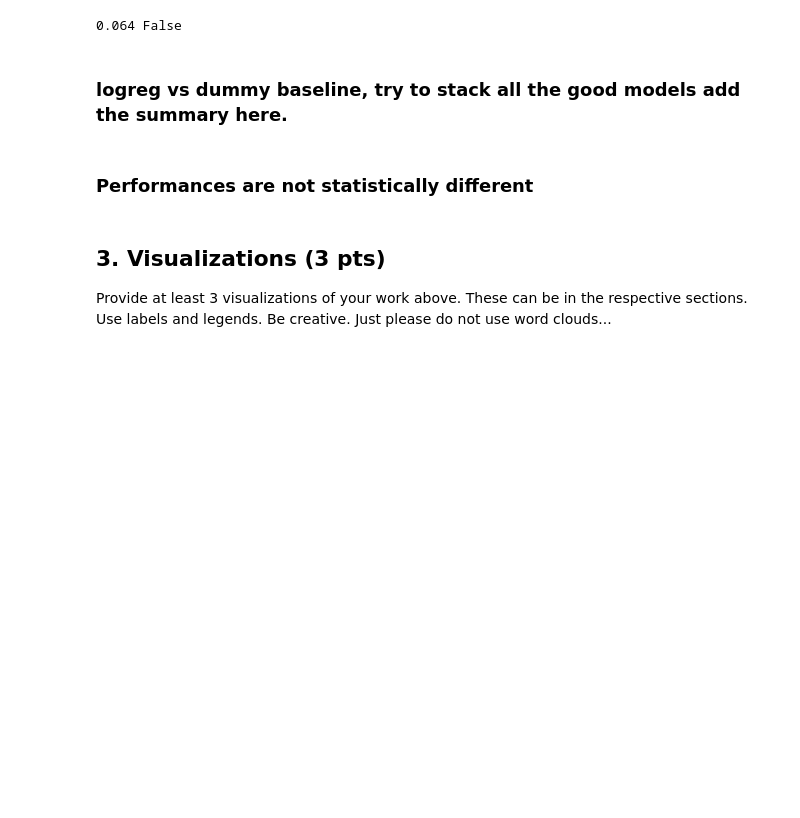
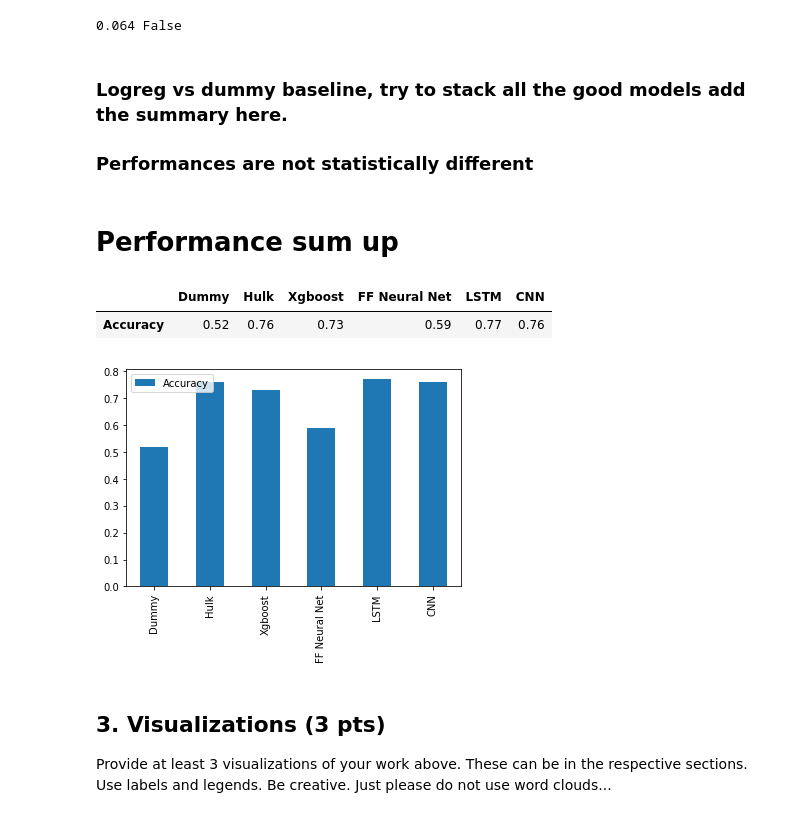
Before and after one commit to Hugo-pao/NLP-Final-Project, a Jupyter notebook: Attending_Final_Project.ipynb, the cells around one changed output. Saved outputs shown, nothing was run; the diff lists cells and outputs as text; code cells hidden in the pictures; blank space fills up the shorter version.

Commit message:
added plot for comparing models and tuned the xgboost

```diff
--- a/Attending_Final_Project.ipynb
+++ b/Attending_Final_Project.ipynb
@@ -1374,9 +1374,20 @@ print(p_value, p_value < 0.01)
 # %% [output]
 0.064 False
 # %% [markdown]
-### logreg vs dummy baseline, try to stack all the good models add the summary here.
+### Logreg vs dummy baseline, try to stack all the good models add the summary here.
+### Performances are not statistically different
-# %% [markdown]
-### Performances are not statistically different
+# %% [markdown]
+# Performance sum up
+# %%
+d = {"Dummy" :0.52, "Hulk" : 0.76, "Xgboost" : 0.73, 'FF Neural Net' : 0.59, 'LSTM':0.77, 'CNN':0.76}
+dataframe = pd.DataFrame(data = d, index =["Accuracy"])
+result = dataframe.transpose()
+result.plot.bar()
+dataframe
+# %% [output]
+|  | Dummy | Hulk | Xgboost | FF Neural Net | LSTM | CNN |
+| Accuracy | 0.52 | 0.76 | 0.73 | 0.59 | 0.77 | 0.76 |
+[figure, added]
 # %% [markdown]
 ## 3. Visualizations (3 pts)
 
```
Also changed, not shown: parts of 1 cell of this notebook.
